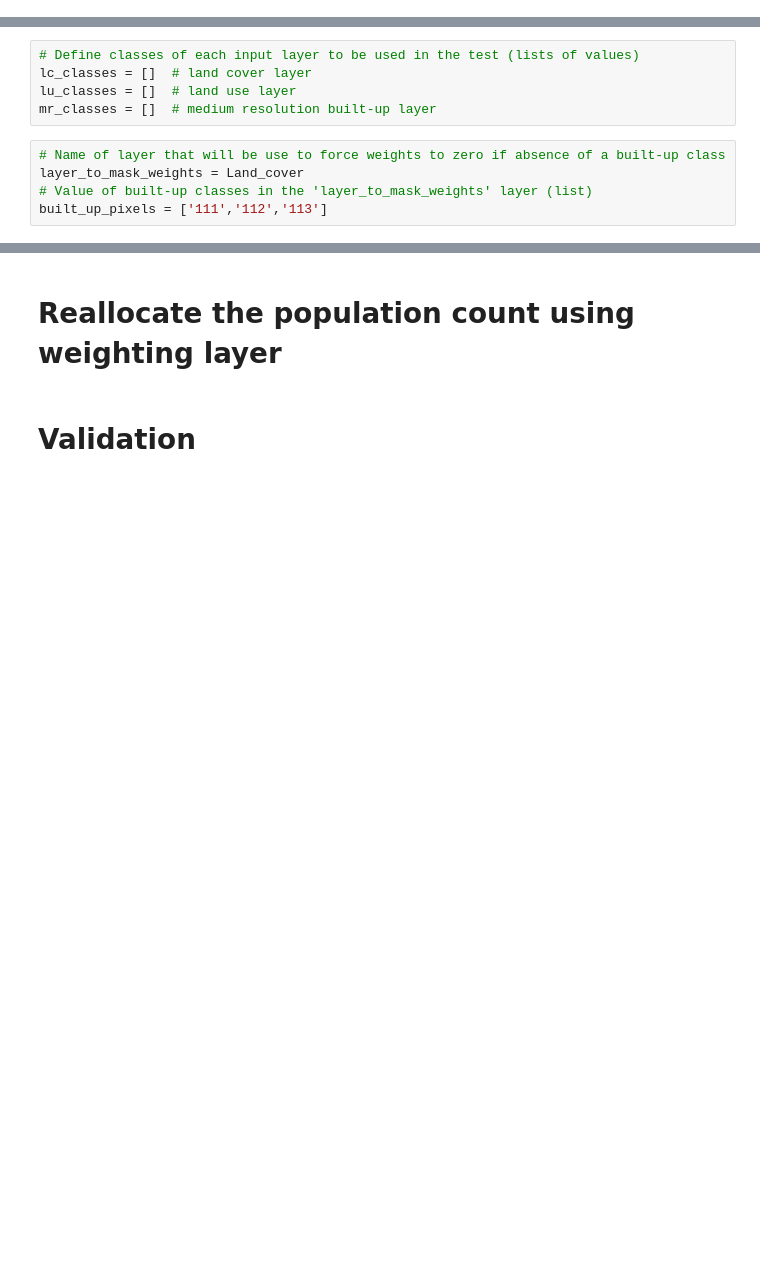
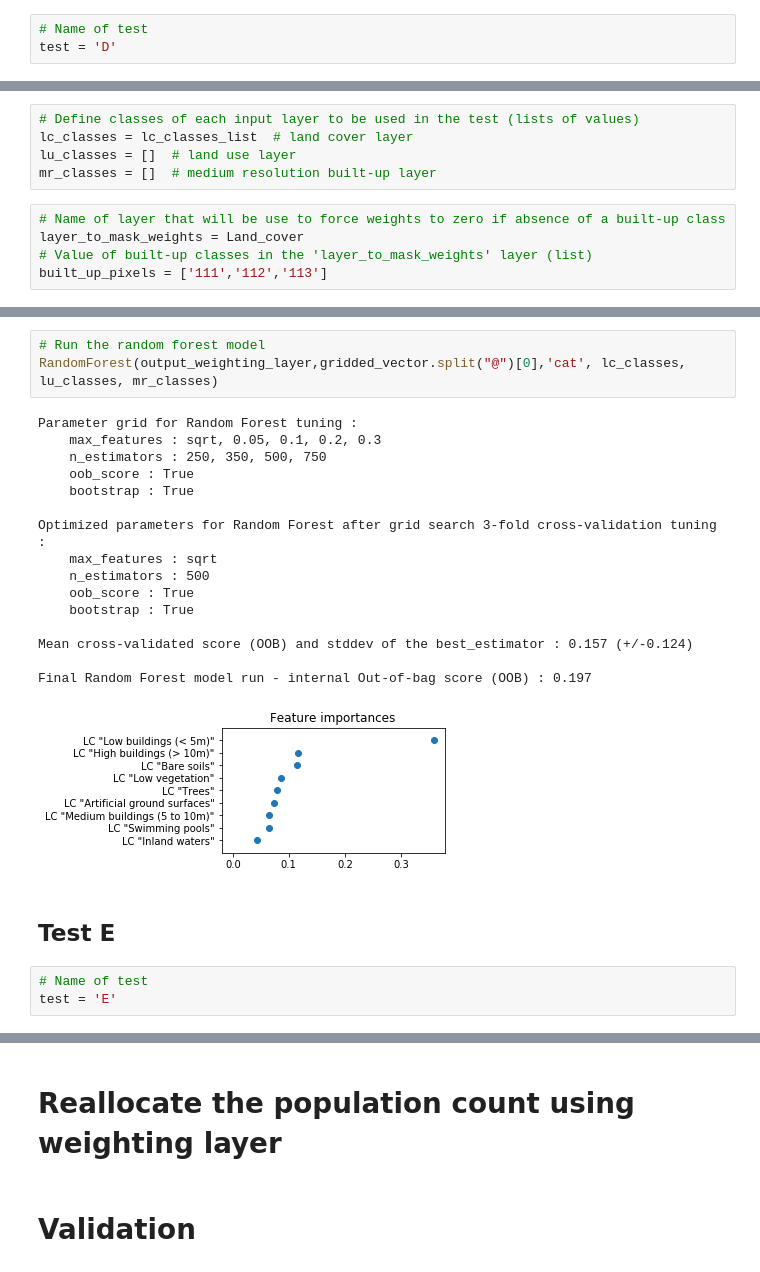
Before and after one commit to tgrippa/Dasymetric_mapping_using_GRASSGIS, a Jupyter notebook: notebooks/2_Processing.ipynb, the cells around one changed output, grey strips where cells are left out. Cells and saved outputs as stored; diff of their text form; blank space fills up the shorter version.

Commit message:
upadated notebook with creation of layers for all tests

```diff
--- a/notebooks/2_Processing.ipynb
+++ b/notebooks/2_Processing.ipynb
@@ -472,3 +582,6 @@ test = 'B'
+# %%
+# Name of test
+test = 'D'
 # %%
 # Name of the weighting layer to produce
 output_weighting_layer = "Test_%s_weight"%test
@@ -480,7 +593,7 @@ plot_name = "RF_feature_importance"
 path_plot = os.path.join(outputfolder,plot_name)
 # %%
 # Define classes of each input layer to be used in the test (lists of values)
-lc_classes = []  # land cover layer
+lc_classes = lc_classes_list  # land cover layer
 lu_classes = []  # land use layer
 mr_classes = []  # medium resolution built-up layer
 # %%
@@ -490,0 +629,25 @@ built_up_pixels = ['111','112','113']
+# %%
+# Run the random forest model
+RandomForest(output_weighting_layer,gridded_vector.split("@")[0],'cat', lc_classes, lu_classes, mr_classes)
+# %% [output]
+Parameter grid for Random Forest tuning :
+    max_features : sqrt, 0.05, 0.1, 0.2, 0.3
+    n_estimators : 250, 350, 500, 750
+    oob_score : True
+    bootstrap : True
+
+Optimized parameters for Random Forest after grid search 3-fold cross-validation tuning :
+    max_features : sqrt
+    n_estimators : 500
+    oob_score : True
+    bootstrap : True
+
+Mean cross-validated score (OOB) and stddev of the best_estimator : 0.157 (+/-0.124)
+
+Final Random Forest model run - internal Out-of-bag score (OOB) : 0.197
+[figure, added]
+# %% [markdown]
+## Test E
+# %%
+# Name of test
+test = 'E'
```
Also changed, not shown: parts of 66 cells of this notebook.
